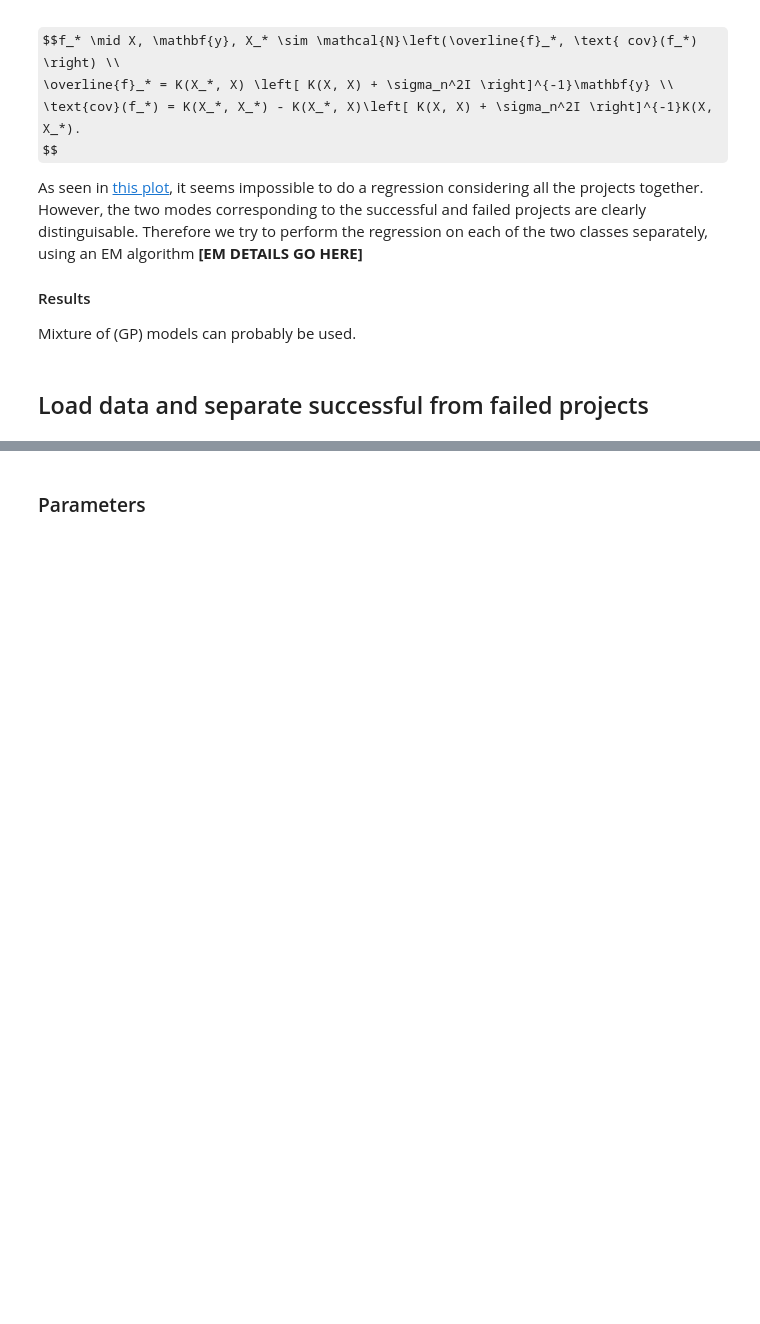
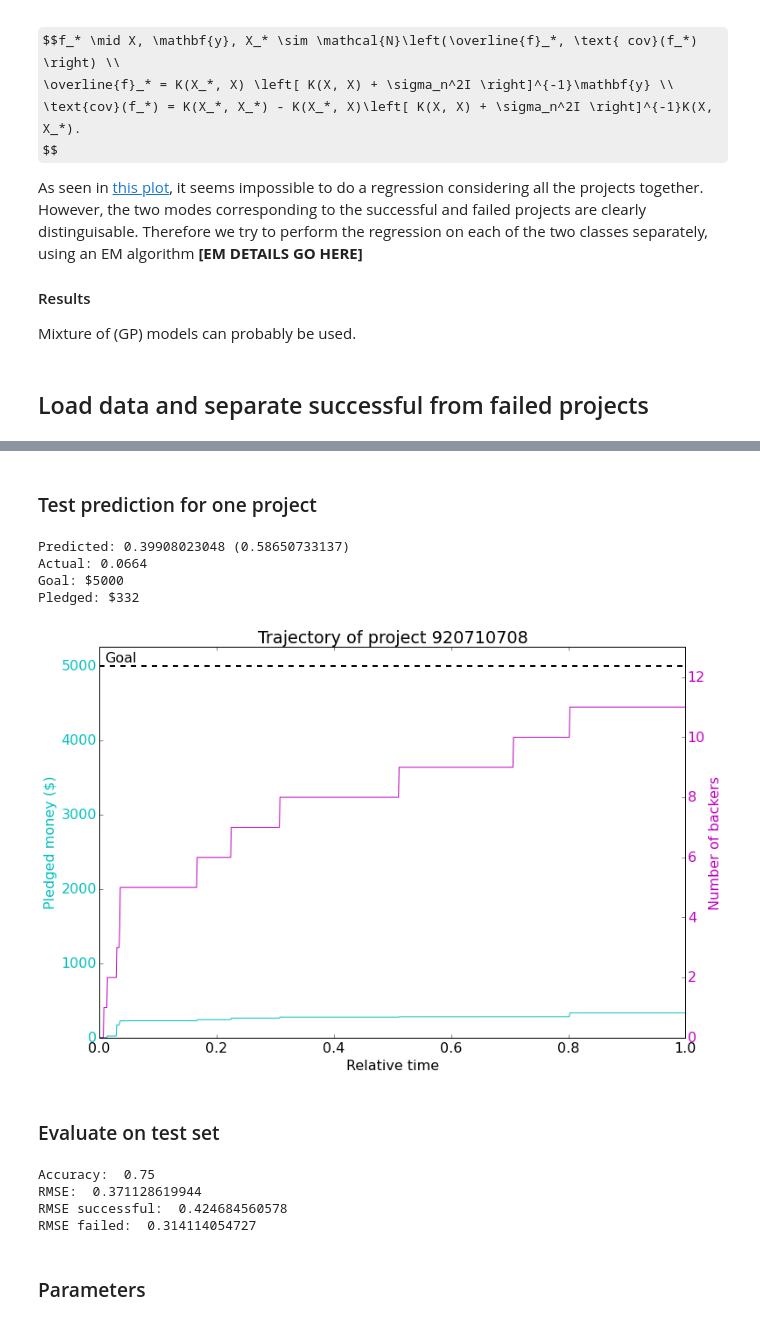
Before and after one commit to vicow/gaussian-process, a Jupyter notebook: notebooks/sidekick-5-output-as-input.ipynb, the cells around one changed output, grey strips where cells are left out. Cells and saved outputs as stored; diff of their text form; code cells hidden in the pictures; some formulas as TeX source; blank space fills up the shorter version.

```diff
--- a/notebooks/sidekick-5-output-as-input.ipynb
+++ b/notebooks/sidekick-5-output-as-input.ipynb
@@ -144,3 +196,59 @@ Data loaded.
+# %% [markdown]
+### Test prediction for one project
+# %%
+project_test = projects_test[0]
+
+money = np.expand_dims(project_test.money[samples], axis=0)
+X_observed = np.ndarray(shape=(1, t), buffer=money, dtype=float)
+
+mean, var = m.predict(X_observed)
+
+#print "Predicted as %0.4f (%0.4f)" % (yT_mean, yT_std)
+print("Predicted: %s (%s)" % (mean[0,0], var[0, 0]))
+print("Actual: %0.4f" % project_test.money[T])
+project_test.plot()
+# %% [output]
+Predicted: 0.39908023048 (0.58650733137)
+Actual: 0.0664
+Goal: $5000
+Pledged: $332
+[figure, added]
+# %% [markdown]
+### Evaluate on test set
+# %%
+se_successful = []
+se_failed = []
+se_total = []
+accuracy = 0
+for i, x_test in enumerate(X_test):
+    x_test = np.expand_dims(x_test, axis=0)
+    y_pred, y_var = m.predict(x_test)
+    y_pred = y_pred[0, 0]
+    y_var = y_var[0, 0]
+    y_actual = y_test[i]
+    se = (y_pred - y_actual)**2
+    se_total.append(se)
+    if y_test[i] >= 1.0:  # Project is successful
+        se_successful.append(se)
+    else:  # project is failed
+        se_failed.append(se)
+    if (y_pred >= 1 and y_actual >= 1) or (y_pred < 1 and y_actual < 1):
+        accuracy += 1
+
+rmse_successful = np.sqrt(np.mean(se_successful))
+rmse_failed = np.sqrt(np.mean(se_failed))
+rmse_total = np.sqrt(np.mean(se_total))
+accuracy /= len(y_test)
+
+print("Accuracy: ", accuracy)
+print("RMSE: ", rmse_total)
+print("RMSE successful: ", rmse_successful)
+print("RMSE failed: ", rmse_failed)
+# %% [output]
+Accuracy:  0.75
+RMSE:  0.371128619944
+RMSE successful:  0.424684560578
+RMSE failed:  0.314114054727
 # %% [markdown]
 ### Parameters
 # %%
```
Also changed, not shown: parts of 4 cells of this notebook.
